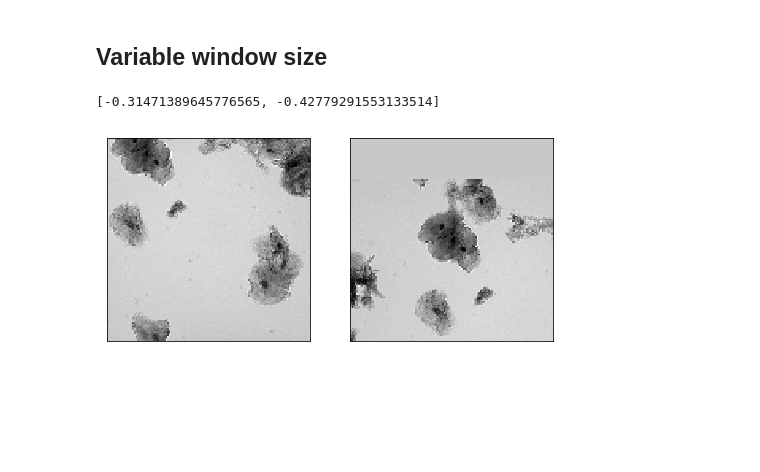
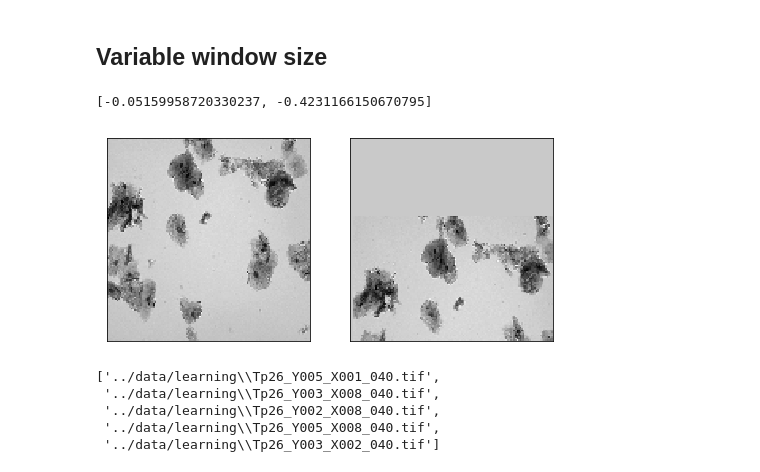
Before and after one commit to tristaaan/stitch-eval, a Jupyter notebook: notebooks/HNet_data_preprocessor.ipynb, the cells around one changed output. Drawn from its saved outputs; the diff is of its cells as text; code cells hidden in the pictures; blank space fills up the shorter version.

```diff
--- a/notebooks/HNet_data_preprocessor.ipynb
+++ b/notebooks/HNet_data_preprocessor.ipynb
@@ -349,27 +347,36 @@ def create_multiscale_rigid_patches(im, w_min, w_max, final_size, max_overlap):
 # %%
 min_patch_size = 512
 max_patch_size = 1024
 patch = 128
 
 fname = '../data/learning/Tp26_Y000_X001_040.tif'
 im = cv2.imread(fname, cv2.IMREAD_UNCHANGED)
+im = cv2.resize(im, (1024,1024), interpolation=cv2.INTER_CUBIC)
 a,b,h = create_multiscale_rigid_patches(im, min_patch_size, max_patch_size, \
                                         (patch,patch), 0.5)
 
 fig, (ref, mov) = plt.subplots(1, 2, figsize=(8, 4))
 print(h)
 ref.imshow(a, cmap='gray')
 ref.get_xaxis().set_visible(False)
 ref.get_yaxis().set_visible(False)
 
 mov.imshow(b, cmap='gray')
 mov.get_xaxis().set_visible(False)
 mov.get_yaxis().set_visible(False)
 
 plt.show()
 # %% [output]
-[-0.31471389645776565, -0.42779291553133514]
+[-0.05159958720330237, -0.4231166150670795]
-[figure, old version]
+[figure, new version]
+# %%
+all_files[-5:]
+# %% [output]
+['../data/learning\\Tp26_Y005_X001_040.tif',
+ '../data/learning\\Tp26_Y003_X008_040.tif',
+ '../data/learning\\Tp26_Y002_X008_040.tif',
+ '../data/learning\\Tp26_Y005_X008_040.tif',
+ '../data/learning\\Tp26_Y003_X002_040.tif']
 # %%
 df = pd.DataFrame(columns=['fname', 'h'])
 min_patch_size = 512
```
Also changed, not shown: parts of 8 cells of this notebook, 1 other file.
